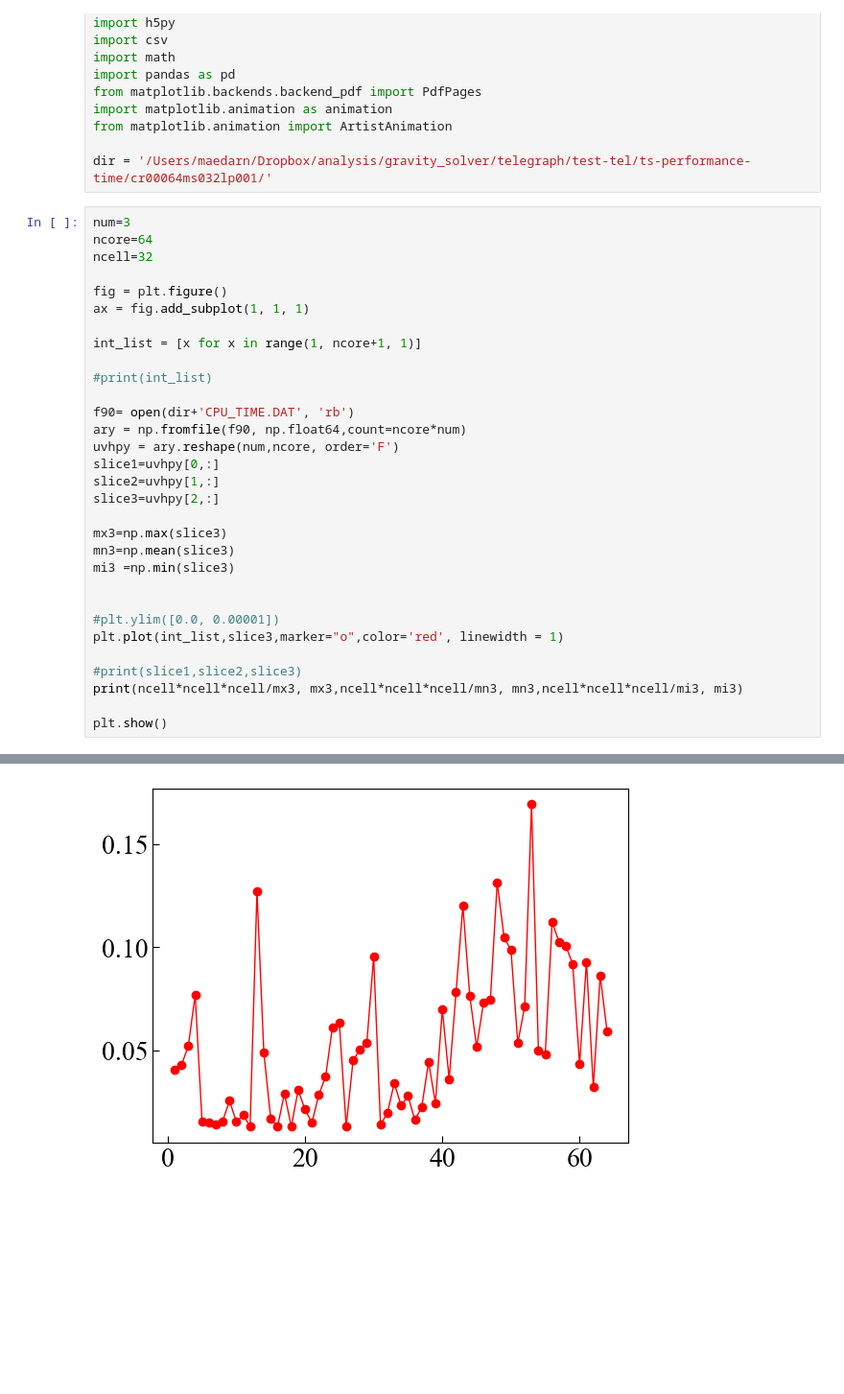
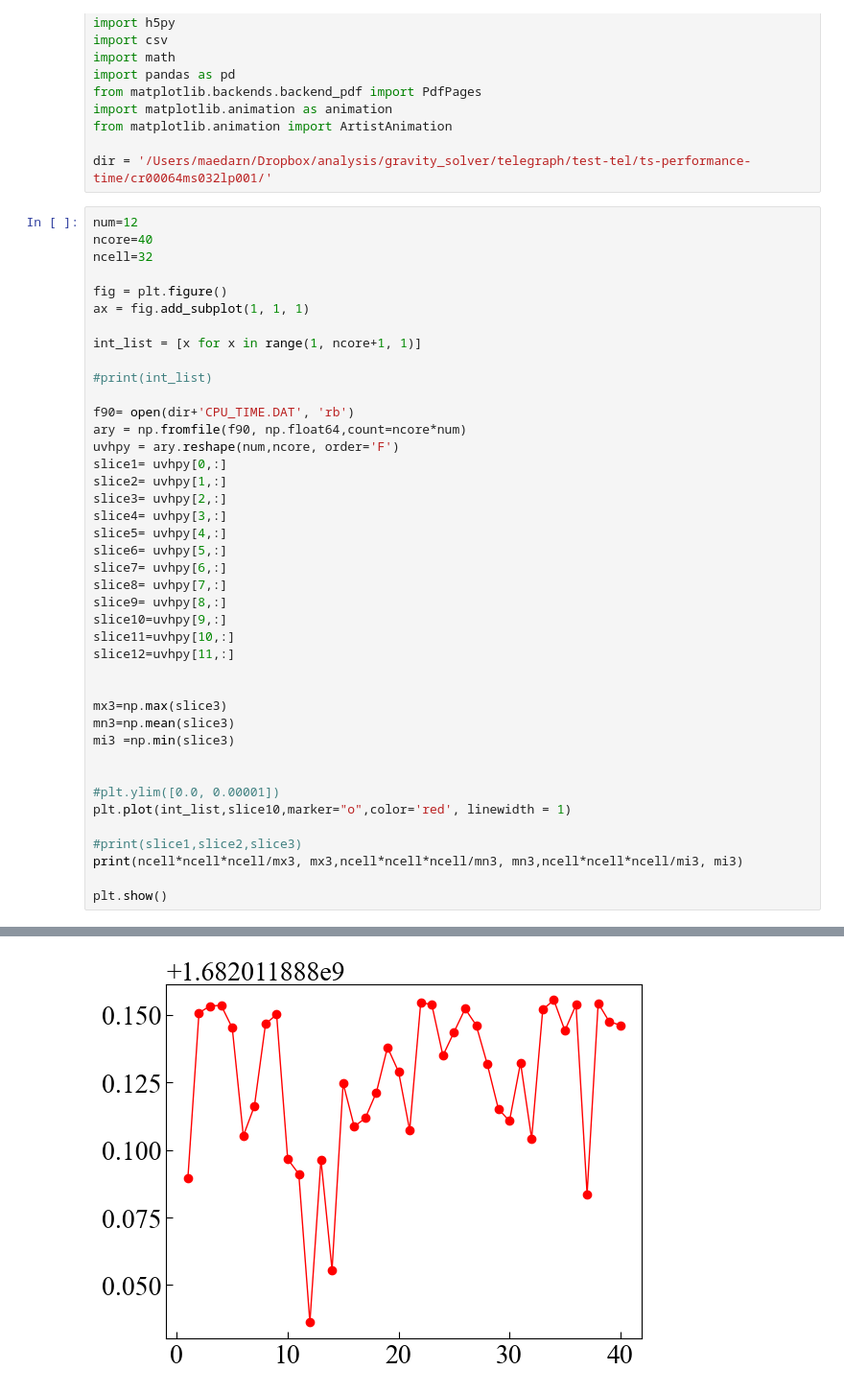
Before and after one commit to maedarn/code_tohoku, a Jupyter notebook: py/time-performance.ipynb, the cells around one changed output, grey strips where cells are left out. Shown at 96% size. Cells and saved outputs as stored; diff of their text form; blank space fills up the shorter version.

```diff
--- a/py/time-performance.ipynb
+++ b/py/time-performance.ipynb
@@ -12,8 +12,8 @@ from matplotlib.animation import ArtistAnimation
 
 dir = '/Users/maedarn/Dropbox/analysis/gravity_solver/telegraph/test-tel/ts-performance-time/cr00064ms032lp001/'
 # %%
-num=3
-ncore=64
+num=12
+ncore=40
 ncell=32
 
 fig = plt.figure()
@@ -26,9 +26,19 @@ int_list = [x for x in range(1, ncore+1, 1)]
 f90= open(dir+'CPU_TIME.DAT', 'rb')
 ary = np.fromfile(f90, np.float64,count=ncore*num)
 uvhpy = ary.reshape(num,ncore, order='F')
-slice1=uvhpy[0,:]
-slice2=uvhpy[1,:]
-slice3=uvhpy[2,:]
+slice1= uvhpy[0,:]
+slice2= uvhpy[1,:]
+slice3= uvhpy[2,:]
+slice4= uvhpy[3,:]
+slice5= uvhpy[4,:]
+slice6= uvhpy[5,:]
+slice7= uvhpy[6,:]
+slice8= uvhpy[7,:]
+slice9= uvhpy[8,:]
+slice10=uvhpy[9,:]
+slice11=uvhpy[10,:]
+slice12=uvhpy[11,:]
+
 
 mx3=np.max(slice3)
 mn3=np.mean(slice3)
@@ -36,7 +46,7 @@ mi3 =np.min(slice3)
 
 
 #plt.ylim([0.0, 0.00001])
-plt.plot(int_list,slice3,marker="o",color='red', linewidth = 1)
+plt.plot(int_list,slice10,marker="o",color='red', linewidth = 1)
 
 #print(slice1,slice2,slice3)
 print(ncell*ncell*ncell/mx3, mx3,ncell*ncell*ncell/mn3, mn3,ncell*ncell*ncell/mi3, mi3)
@@ -47,4 +57,4 @@ plt.show()
-[figure, old version]
+[figure, new version]
 # %%
 # %% [output]
 [1.68201189e+09 1.68201189e+09 1.68201189e+09 1.68201189e+09
```
Also changed, not shown: parts of 2 cells of this notebook, 2 other files.
